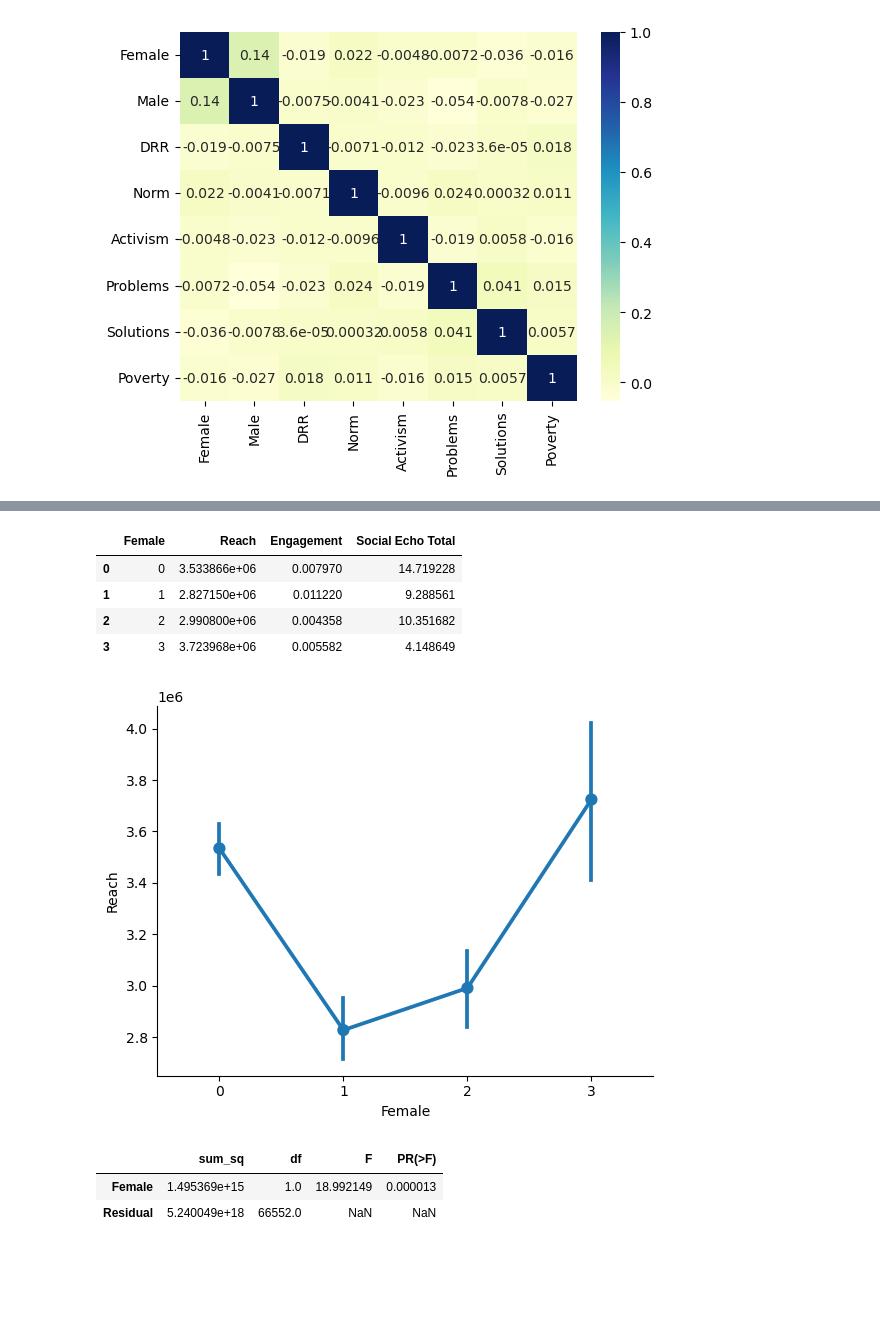
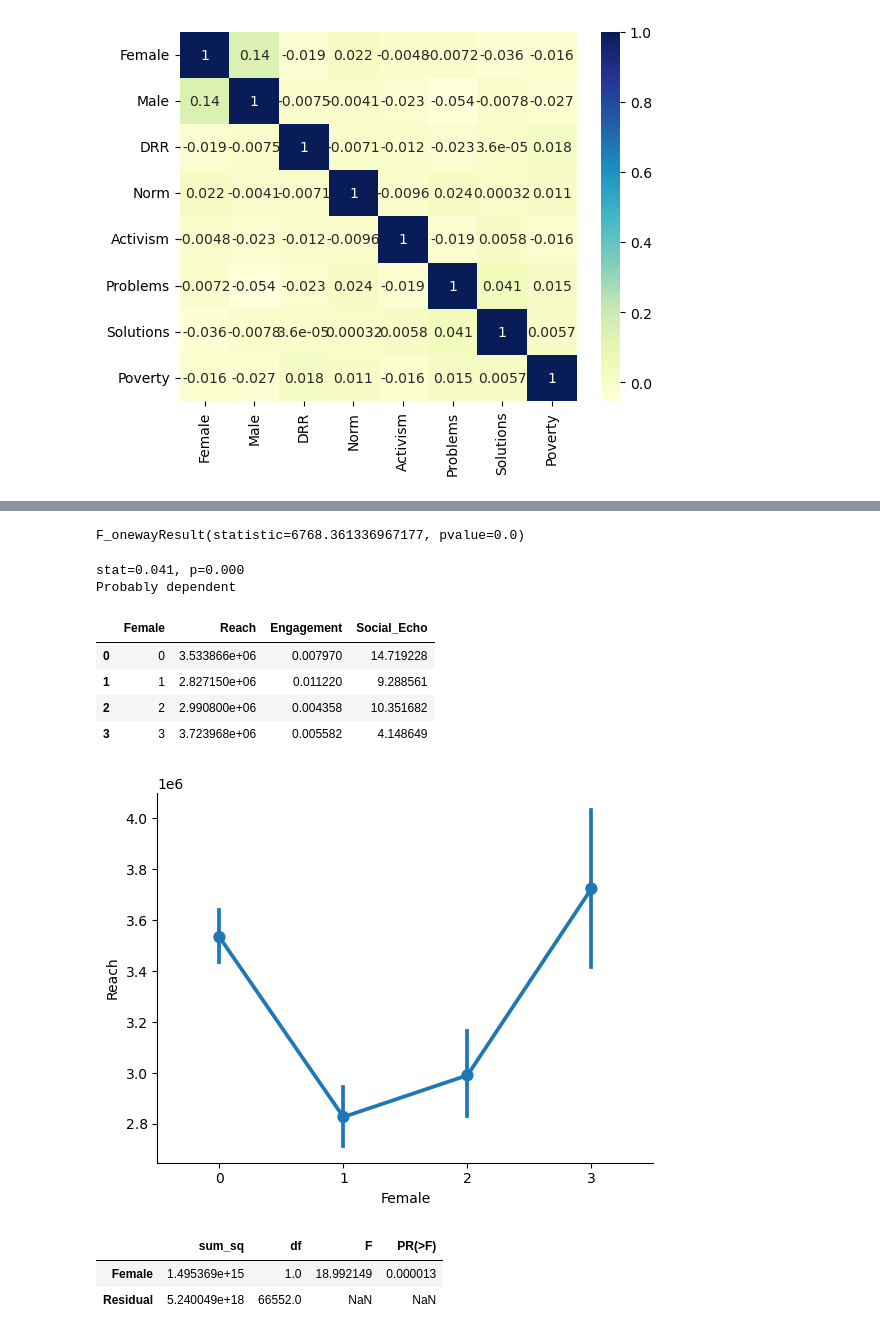
Before and after one commit to trangnhungpham/CEFM-project, a Jupyter notebook: Statistics.ipynb, the cells around one changed output, grey strips where cells are left out. Drawn from its saved outputs; the diff is of its cells as text; code cells hidden in the pictures; blank space fills up the shorter version.

```diff
--- a/Statistics.ipynb
+++ b/Statistics.ipynb
@@ -31,5 +32,7 @@ Index(['Unnamed: 0', 'Date', 'Headline', 'URL', 'Opening Text', 'Hit Sentence',
 # %%
 #General data: Descriptive statistics
 
-data1=data[['Date', 'Country', 'Reach', 'National Viewership', 'Engagement','Time', 'Social Echo Total','Female','Male', 'DRR', 'Norm', 'Activism', 'Problems',
+data1=data[['Date', 'Country', 'Reach', 'Engagement','Time', 'Social Echo Total','Female','Male', 'DRR', 'Norm', 'Activism', 'Problems',
        'Solutions', 'Poverty']]
+# %%
+data1['Social_Echo'] = data['Social Echo Total']
@@ -320,9 +412,24 @@ Poverty     0.005652  1.000000
+# %%
+#mean comparison
+f_oneway(data1['Problems'],data1['Solutions'])
+# %% [output]
+F_onewayResult(statistic=6768.361336967177, pvalue=0.0)
+# %%
+stat, p = pearsonr(data1['Problems'], data1['Solutions'])
+print('stat=%.3f, p=%.3f' % (stat, p))
+if p > 0.05:
+ print('Probably independent')
+else:
+ print('Probably dependent')
+# %% [output]
+stat=0.041, p=0.000
+Probably dependent
 # %%
 #Checking the influence of female presence on reach, engagement and social echo
 #Desciption of the data
-data1.groupby('Female', as_index=False)[['Reach', 'Engagement', 'Social Echo Total']].mean()
+data1.groupby('Female', as_index=False)[['Reach', 'Engagement', 'Social_Echo']].mean()
 # %% [output]
-|  | Female | Reach | Engagement | Social Echo Total |
+|  | Female | Reach | Engagement | Social_Echo |
 | 0 | 0 | 3.533866e+06 | 0.007970 | 14.719228 |
 | 1 | 1 | 2.827150e+06 | 0.011220 | 9.288561 |
 | 2 | 2 | 2.990800e+06 | 0.004358 | 10.351682 |
@@ -334,6 +441,6 @@ import seaborn as sns
 fig = sns.pointplot(x='Female', y = 'Reach', data = data1)
 sns.despine()
 # %% [output]
-[figure, old version]
+[figure, new version]
 # %%
 #let's do an ANOVA to see
```
Also changed, not shown: parts of 35 cells of this notebook.
